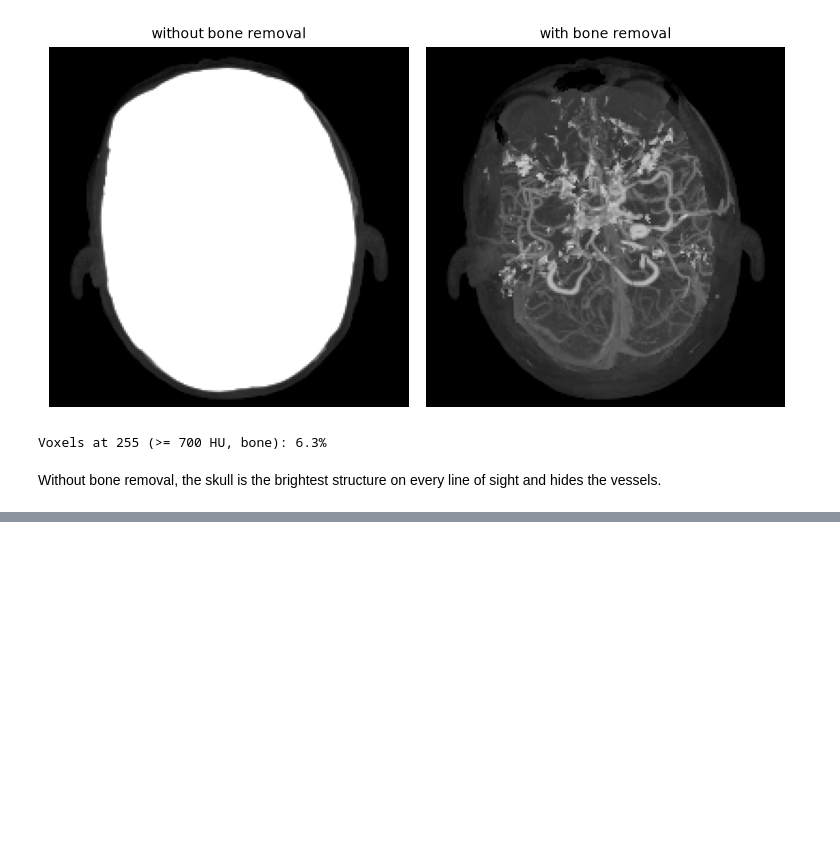
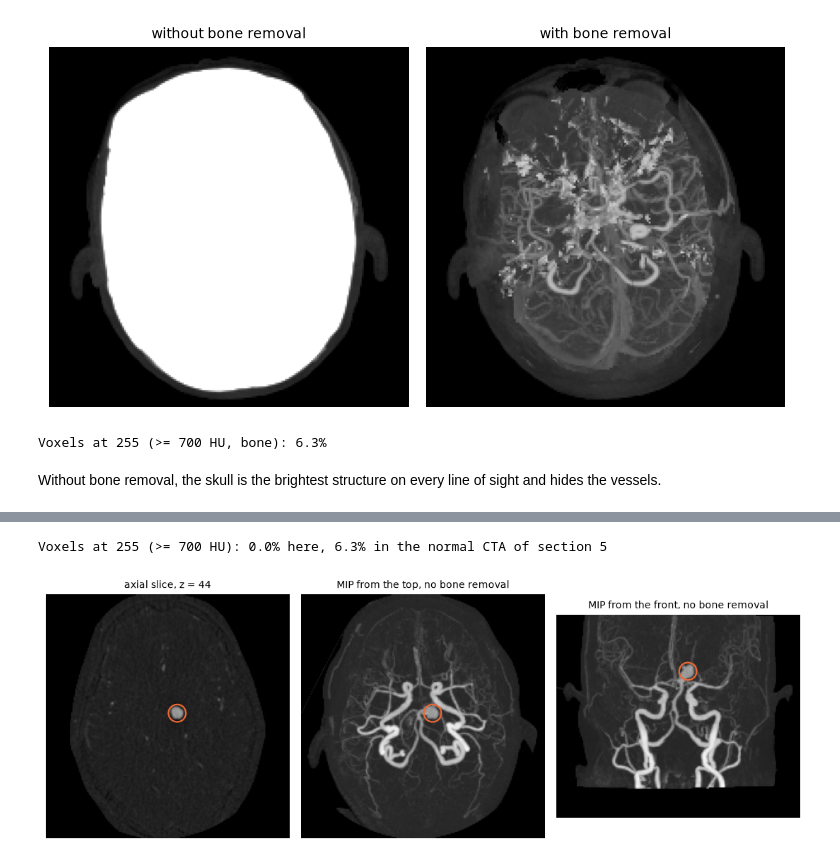
Before and after one commit to ceng313-2026/GROUP11_CENG313, a Jupyter notebook: notebooks/04_eda_images.ipynb, the cells around one changed output, grey strips where cells are left out. Drawn from its saved outputs; the diff is of its cells as text; code cells hidden in the pictures; blank space fills up the shorter version.

Commit message:
Add bone-subtracted CTA example to image EDA

```diff
--- a/notebooks/04_eda_images.ipynb
+++ b/notebooks/04_eda_images.ipynb
@@ -149,8 +149,9 @@ plt.show()
 
 For one positive series of each modality: the three slices through the localizer point (circle).
 # %%
+BONE_FREE_CTA = "1.2.826.0.1.3680043.8.498.10760644681012726742070280772751417129"  # section 6
 one_point = loc.groupby(ID_COL).filter(lambda g: len(g) == 1).set_index(ID_COL)
-examples = {modality_of[uid]: uid for uid in paths if uid in one_point.index}
+examples = {modality_of[uid]: uid for uid in paths if uid in one_point.index and uid != BONE_FREE_CTA}
 examples = {m: examples[m] for m in MODALITIES if m in examples}
 NEGATIVE_CTA = next(uid for uid in paths if uid not in one_point.index and modality_of[uid] == "CTA")
 
@@ -235,0 +243,22 @@ Without bone removal, the skull is the brightest structure on every line of sigh
+# %%
+v = load_volume(paths[BONE_FREE_CTA])
+z, y, x, location = point_of(BONE_FREE_CTA)
+print(f"Voxels at 255 (>= 700 HU): {(v == 255).mean():.1%} here, "
+      f"{(load_volume(paths[NEGATIVE_CTA]) == 255).mean():.1%} in the normal CTA of section 5")
+
+views = make_mips(v, is_ct=False)  # no bone removal
+fig, axes = plt.subplots(1, 3, figsize=(10, 3.6))
+for ax, img, (px, py), title in [
+    (axes[0], v[z], (x, y), f"axial slice, z = {z}"),
+    (axes[1], views[0][0], (x, y), "MIP from the top, no bone removal"),
+    (axes[2], views[1][0], (x, z), "MIP from the front, no bone removal"),
+]:
+    ax.imshow(img, cmap="gray", vmin=0, vmax=255)
+    mark(ax, px, py)
+    ax.set_title(title, fontsize=9)
+    ax.axis("off")
+plt.tight_layout()
+plt.show()
+# %% [output]
+Voxels at 255 (>= 700 HU): 0.0% here, 6.3% in the normal CTA of section 5
+[figure, added]
```
Also changed, not shown: parts of 4 cells of this notebook, 1 other file.
